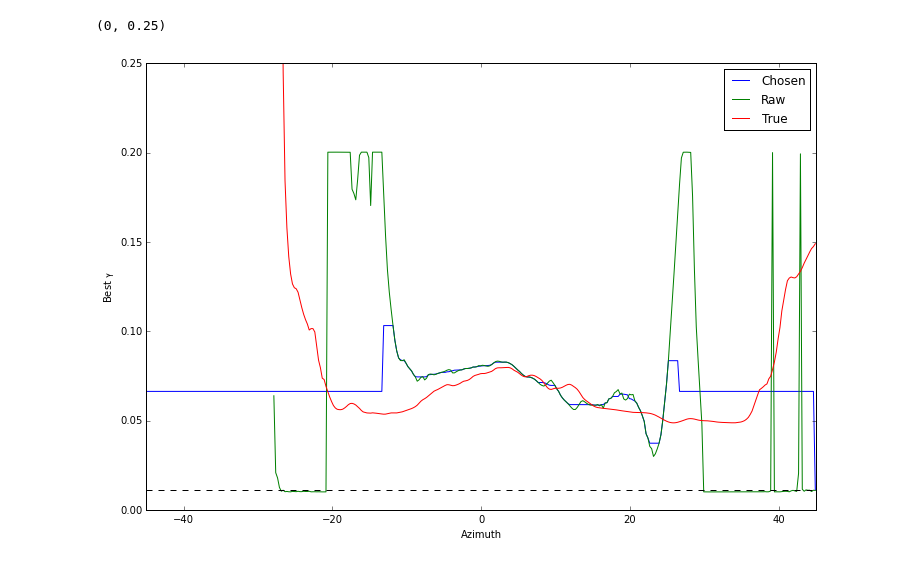
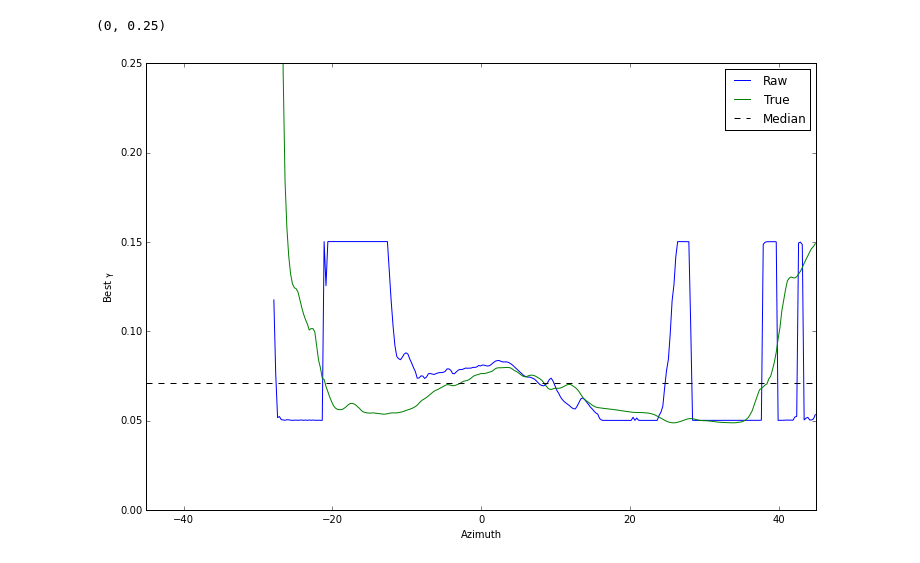
Before and after one commit to dopplershift/DissertationCode, a Jupyter notebook: notebooks/SC Modifications.ipynb, the cells around one changed output. Drawn from its saved outputs; the diff is of its cells as text; code cells hidden in the pictures.

```diff
--- a/notebooks/SC Modifications.ipynb
+++ b/notebooks/SC Modifications.ipynb
@@ -222,3 +7,5 @@ def I0(z, dr, b):
+# %%
+data_cache = load_model_experiments('ref_runs/', 'Cband*')
 # %%
 dat = data_cache['C', 'Combined']
 # %%
@@ -253,21 +40,21 @@ g = np.array(g)
 # %%
 import matplotlib.pyplot as plt
 %matplotlib inline
 fig = plt.figure(figsize=(12, 8), dpi=200)
 az = dat.az[:] * 1
 az[az>180] = az[az>180] - 360 * pq.deg
-plt.plot(az, modified_self_consistent.gammas, label='Chosen')
-plt.plot(az, modified_self_consistent.org_gammas, label='Raw')
+plt.plot(az, algorithms.modified_self_consistent.gammas, label='Raw')
+#plt.plot(az, modified_self_consistent.org_gammas, label='Raw')
 plt.plot(az, g, label='True')
+plt.axhline(algorithms.modified_self_consistent.opt_gamma, color='k', linestyle='--', label='Median')
 plt.legend(loc='upper right')
-plt.axhline(modified_self_consistent.opt_gamma, color='k', linestyle='--')
 plt.xlim(-45, 45)
 plt.xlabel('Azimuth')
 plt.ylabel('Best $\gamma$')
 plt.ylim(0, 0.25)
 # %% [output]
 (0, 0.25)
-[figure, old version]
+[figure, new version]
 # %%
 fig,(ax1,ax2) = plt.subplots(1, 2, figsize=(16, 8), dpi=200, sharex=True, sharey=True)
 ax1.plot(truea_spec.flatten(), sc_spec.flatten(), 'o')
```
Also changed, not shown: parts of 7 cells of this notebook.
